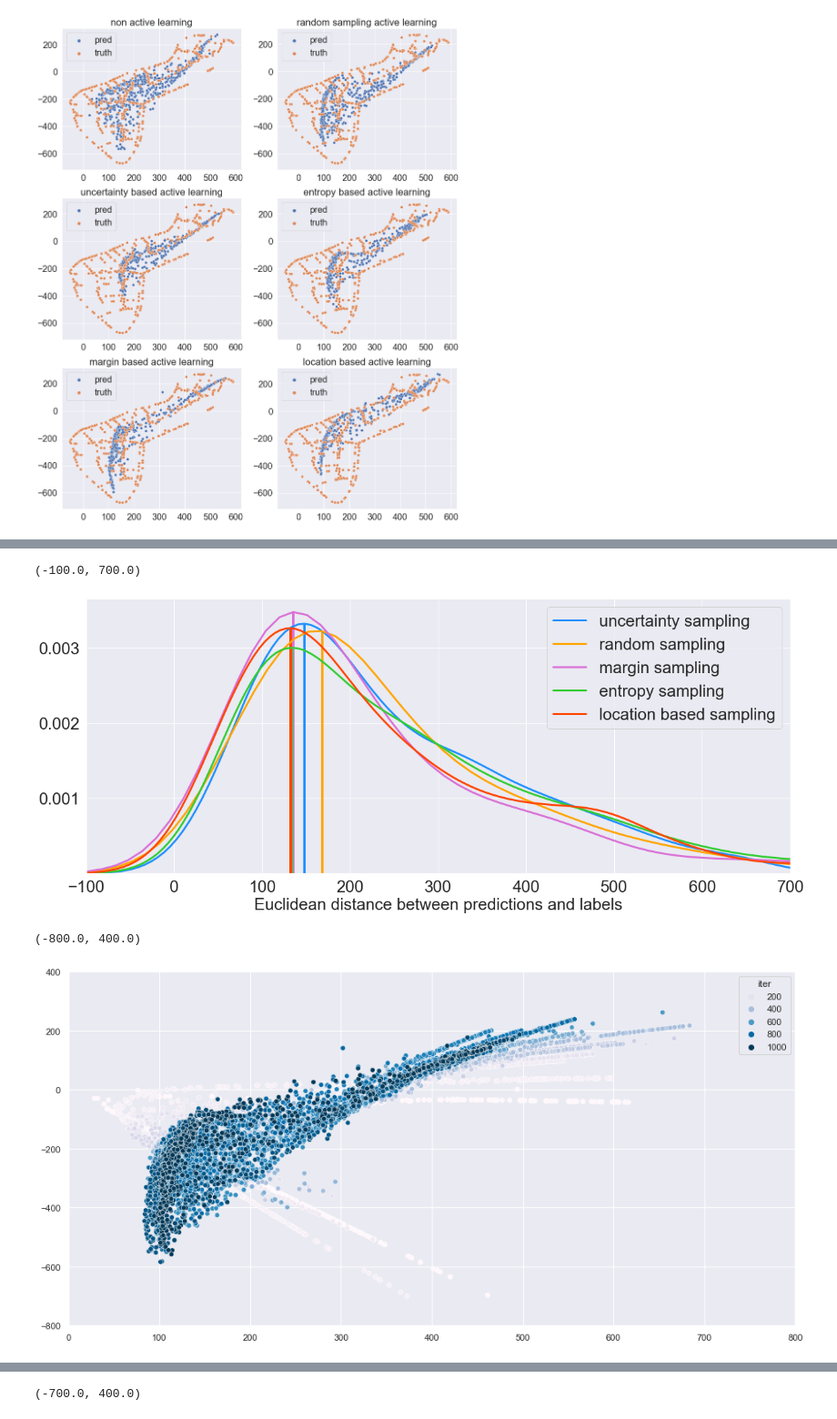
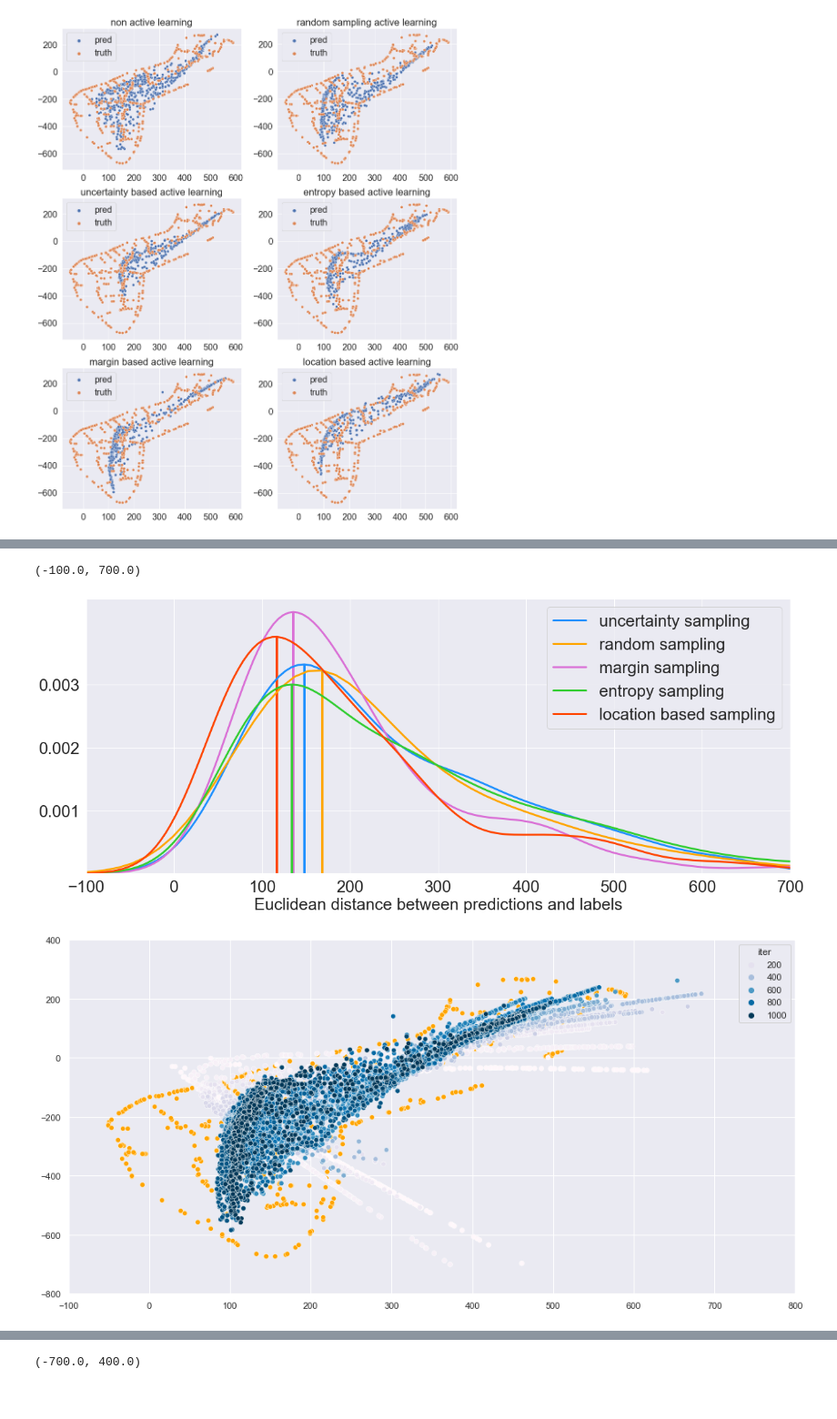
Before and after one commit to telenovelachuan/data_science, a Jupyter notebook: master_project/new_qs.ipynb, the cells around one changed output, grey strips where cells are left out. Shown at 91% size. Cells and saved outputs as stored; diff of their text form; code cells hidden in the pictures.

```diff
--- a/master_project/new_qs.ipynb
+++ b/master_project/new_qs.ipynb
@@ -30,9 +30,9 @@ h2_ae.shape, Pos.shape
 
 # cluster the dataset for classification
 pos_cluster = pd.DataFrame(Pos, columns=["x", "y", "z"])
-kmeans = KMeans(n_clusters=5, random_state=42).fit(pos_cluster)
+kmeans = KMeans(n_clusters=6, random_state=42).fit(pos_cluster)
 pos_cluster["cluster"] = kmeans.labels_
-pos_cluster["cluster"] = pos_cluster["cluster"].replace({0: "cluster 1", 1: "cluster 2", 2: "cluster 3", 3: "cluster 4", 4: "cluster 5"})
+pos_cluster["cluster"] = pos_cluster["cluster"].replace({0: "cluster 1", 1: "cluster 2", 2: "cluster 3", 3: "cluster 4", 4: "cluster 5", 5: "cluster 6"})
 pos_cluster["is_c1"] = 0
 pos_cluster.loc[pos_cluster.cluster == "cluster 1", 'is_c1'] = 1
 pos_cluster["is_c2"] = 0
@@ -43,10 +43,12 @@ pos_cluster["is_c4"] = 0
 pos_cluster.loc[pos_cluster.cluster == "cluster 4", 'is_c4'] = 1
 pos_cluster["is_c5"] = 0
 pos_cluster.loc[pos_cluster.cluster == "cluster 5", 'is_c5'] = 1
+pos_cluster["is_c6"] = 0
+pos_cluster.loc[pos_cluster.cluster == "cluster 6", 'is_c6'] = 1
 
 sns.set()
 plt.figure(figsize=(12, 10))
-ax = sns.scatterplot(x="x", y="y", data=pos_cluster, hue="cluster", palette=["dodgerblue", "green", "red", "pink", "orange"])
+ax = sns.scatterplot(x="x", y="y", data=pos_cluster, hue="cluster", palette=["dodgerblue", "green", "red", "pink", "orange", "grey"])
 plt.ylabel("y", fontsize=font_size)
 plt.xlabel("x", fontsize=font_size)
 plt.legend(prop={'size': font_size})
@@ -64,0 +83,4 @@ plt.yticks(fontsize=font_size)
+# %%
+with open('dist_dict_pretrain2.npy', 'rb') as f:
+    dist_dict_pretrain = np.load(f)
+dist_dict_pretrain[30]
@@ -556,9 +577,9 @@ def plot_diff_kde_xyz(filename, label, line_idx):
 fig, axes = plt.subplots(figsize=(20, 8))
 plot_diff_kde_xyz("cnn_ae_al2_uncertainty_650.csv", "uncertainty", 0)
 plot_diff_kde_xyz("cnn_ae_al2_random_650.csv", "random", 1)
-plot_diff_kde_xyz("cnn_ae_al2_margin_500.csv", "margin", 2)
+plot_diff_kde_xyz("cnn_ae_al2_margin_650.csv", "margin", 2)
 plot_diff_kde_xyz("cnn_ae_al2_entropy_650.csv", "entropy", 3)
-plot_diff_kde_xyz("cnn_ae_al3_lb2_all_preds.csv", "location based", 4)
+plot_diff_kde_xyz("cnn_ae_al2_lb2_650.csv", "location based", 4)
 plt.xlim(-100, 700)
 
 # plt.subplot(3, 1, 1)
@@ -585,19 +606,20 @@ plt.xlim(-100, 700)
 #fig.tight_layout()
 # %% [output]
 (-100.0, 700.0)
-[figure, old version]
+[figure, new version]
 # %%
-dfs = pd.read_csv(f"preds_converge/random_conv.csv")
+def plot_preds_converge(qs):
+    dfs = pd.read_csv(f"preds_converge/{qs}_conv.csv")
+    plt.figure(figsize=(16, 8))
+    truth = pd.DataFrame(y_test_ae, columns=["x", "y", "z"])
+    sns.scatterplot(x="x", y="y", data=truth, color="orange")
+    ax = sns.scatterplot(x="x", y="y", data=dfs, hue="iter", palette="PuBu")
+    ax.xaxis.label.set_visible(False)
+    ax.yaxis.label.set_visible(False)
+    plt.xlim(-100, 800)
+    plt.ylim(-800, 400)
 
-plt.figure(figsize=(16, 8))
-ax = sns.scatterplot(x="x", y="y", data=dfs, hue="iter", palette="PuBu")
-#plt.xticks(fontsize=font_size)
-#plt.yticks(fontsize=font_size)
-ax.xaxis.label.set_visible(False)
-ax.yaxis.label.set_visible(False)
-#ax.get_legend().remove()
-plt.xlim(0, 800)
-plt.ylim(-800, 400)
+
+plot_preds_converge("random")
 # %% [output]
-(-800.0, 400.0)
-[figure, old version]
+[figure, new version]
```
Also changed, not shown: parts of 21 cells of this notebook, 9 other files.
